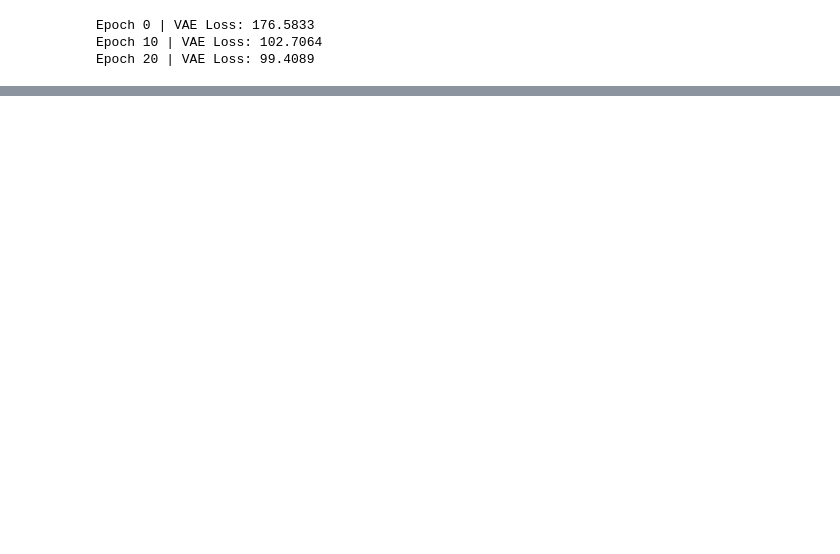
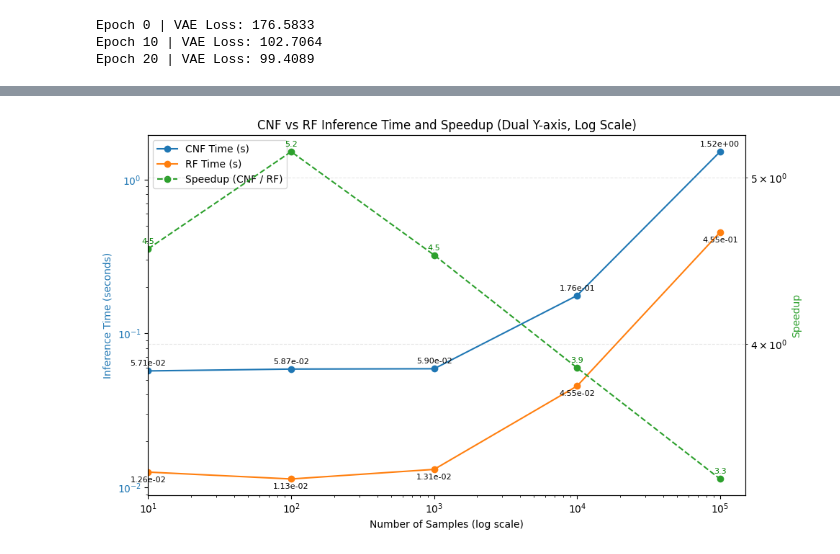
Before and after one commit to Lurkers990909/Flow-model, a Jupyter notebook: MNIST_VAE_CNF_RF.ipynb, the cells around one changed output, grey strips where cells are left out. Cells and saved outputs as stored; diff of their text form; code cells hidden in the pictures; blank space fills up the shorter version.

```diff
--- a/MNIST_VAE_CNF_RF.ipynb
+++ b/MNIST_VAE_CNF_RF.ipynb
@@ -348,6 +483,6 @@ def benchmark_inference_times(model_type, sample_sizes, num_trials=5):
         times.append(avg_time)
     return times
 # %%
-# sample_sizes = [10**i for i in range(1, 6)]  # [10, 100, 1000, 10000, 100000]
-# cnf_times = benchmark_inference_times("cnf", sample_sizes, num_trials = 50)
-# rf_times = benchmark_inference_times("rf", sample_sizes, num_trials = 50)
+sample_sizes = [10**i for i in range(1, 6)]  # [10, 100, 1000, 10000, 100000]
+cnf_times = benchmark_inference_times("cnf", sample_sizes, num_trials = 50)
+rf_times = benchmark_inference_times("rf", sample_sizes, num_trials = 50)
@@ -354,41 +500,43 @@ def benchmark_inference_times(model_type, sample_sizes, num_trials=5):
 # %%
-# plt.figure(figsize=(10, 6))
-# speedups = [c / r for c, r in zip(cnf_times, rf_times)]
-# # Left Y-axis: Inference times
-# ax1 = plt.gca()
-# ln1 = ax1.plot(sample_sizes, cnf_times, label='CNF Time (s)', marker='o', color='tab:blue')
-# ln2 = ax1.plot(sample_sizes, rf_times, label='RF Time (s)', marker='o', color='tab:orange')
-# ax1.set_xlabel("Number of Samples (log scale)")
-# ax1.set_ylabel("Inference Time (seconds)", color='tab:blue')
-# ax1.set_xscale('log')
-# ax1.set_yscale('log')
-# ax1.set_xlim(min(sample_sizes), max(sample_sizes) * 1.5)
-# ax1.tick_params(axis='y', labelcolor='tab:blue')
+plt.figure(figsize=(10, 6))
+speedups = [c / r for c, r in zip(cnf_times, rf_times)]
+# Left Y-axis: Inference times
+ax1 = plt.gca()
+ln1 = ax1.plot(sample_sizes, cnf_times, label='CNF Time (s)', marker='o', color='tab:blue')
+ln2 = ax1.plot(sample_sizes, rf_times, label='RF Time (s)', marker='o', color='tab:orange')
+ax1.set_xlabel("Number of Samples (log scale)")
+ax1.set_ylabel("Inference Time (seconds)", color='tab:blue')
+ax1.set_xscale('log')
+ax1.set_yscale('log')
+ax1.set_xlim(min(sample_sizes), max(sample_sizes) * 1.5)
+ax1.tick_params(axis='y', labelcolor='tab:blue')
 
-# # Right Y-axis: Speedup (CNF / RF)
-# ax2 = ax1.twinx()
-# ln3 = ax2.plot(sample_sizes, speedups, label='Speedup (CNF / RF)', marker='o', linestyle='--', color='tab:green')
-# ax2.set_ylabel("Speedup", color='tab:green')
-# ax2.tick_params(axis='y', labelcolor='tab:green')
-# ax2.set_yscale('log')
+# Right Y-axis: Speedup (CNF / RF)
+ax2 = ax1.twinx()
+ln3 = ax2.plot(sample_sizes, speedups, label='Speedup (CNF / RF)', marker='o', linestyle='--', color='tab:green')
+ax2.set_ylabel("Speedup", color='tab:green')
+ax2.tick_params(axis='y', labelcolor='tab:green')
+ax2.set_yscale('log')
 
-# # Annotate points
-# for x, y in zip(sample_sizes, cnf_times):
-#     ax1.annotate(f"{y:.2e}", (x, y), textcoords="offset points", xytext=(0, 5), ha='center', fontsize=8)
+# Annotate points
+for x, y in zip(sample_sizes, cnf_times):
+    ax1.annotate(f"{y:.2e}", (x, y), textcoords="offset points", xytext=(0, 5), ha='center', fontsize=8)
 
-# for x, y in zip(sample_sizes, rf_times):
-#     ax1.annotate(f"{y:.2e}", (x, y), textcoords="offset points", xytext=(0, -10), ha='center', fontsize=8)
+for x, y in zip(sample_sizes, rf_times):
+    ax1.annotate(f"{y:.2e}", (x, y), textcoords="offset points", xytext=(0, -10), ha='center', fontsize=8)
 
-# for x, y in zip(sample_sizes, speedups):
-#     ax2.annotate(f"{y:.1f}", (x, y), textcoords="offset points", xytext=(0, 5), ha='center', fontsize=8, color='green')
+for x, y in zip(sample_sizes, speedups):
+    ax2.annotate(f"{y:.1f}", (x, y), textcoords="offset points", xytext=(0, 5), ha='center', fontsize=8, color='green')
 
-# # Legend
-# lines = ln1 + ln2 + ln3
-# labels = [l.get_label() for l in lines]
-# ax1.legend(lines, labels, loc="upper left")
+# Legend
+lines = ln1 + ln2 + ln3
+labels = [l.get_label() for l in lines]
+ax1.legend(lines, labels, loc="upper left")
 
-# plt.title("CNF vs RF Inference Time and Speedup (Dual Y-axis, Log Scale)")
-# plt.grid(True, which="both", linestyle="--", alpha=0.3)
-# plt.tight_layout()
-# plt.show()
+plt.title("CNF vs RF Inference Time and Speedup (Dual Y-axis, Log Scale)")
+plt.grid(True, which="both", linestyle="--", alpha=0.3)
+plt.tight_layout()
+plt.show()
+# %% [output]
+[figure, added]
 # %%
```
Also changed, not shown: parts of 16 cells of this notebook.
